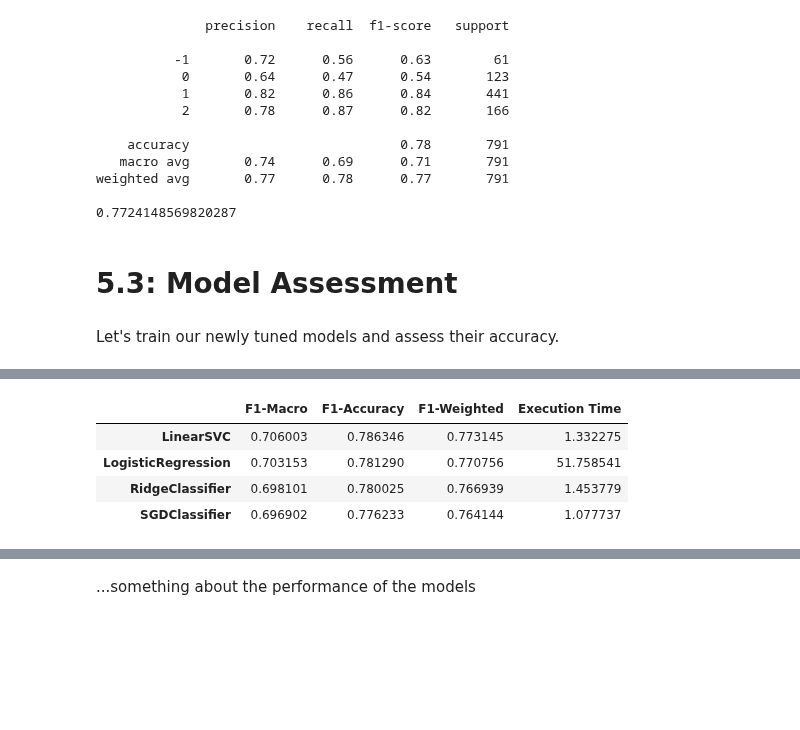
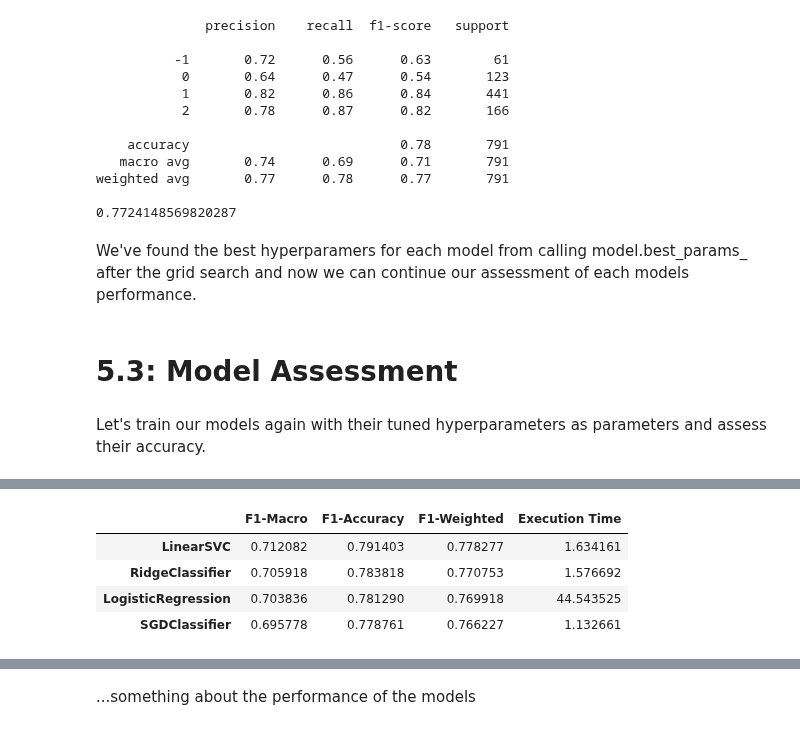
Before and after one commit to Mahlomola-Moses/classification-predict-streamlit-template, a Jupyter notebook: Team_JS_2_Predict.ipynb, the cells around one changed output, grey strips where cells are left out. Saved outputs shown, nothing was run; the diff lists cells and outputs as text; code cells hidden in the pictures; blank space fills up the shorter version.

```diff
--- a/Team_JS_2_Predict.ipynb
+++ b/Team_JS_2_Predict.ipynb
@@ -972,10 +979,12 @@ weighted avg       0.77      0.78      0.77       791
 0.7724148569820287
 # %%
 experiment.end()
+# %% [markdown]
+We've found the best hyperparamers for each model from calling  model.best_params_  after the grid search and now we can continue our assessment of each models performance.
 # %% [markdown]
 # 5.3: Model Assessment
 # %% [markdown]
-Let's train our newly tuned models and assess their accuracy.
+Let's train our models again with their tuned hyperparameters as parameters and assess their accuracy.
 # %%
 X = train['message_clean']
 y = train['sentiment']
@@ -989,7 +998,7 @@ best_classifiers = [
     ]
 # %%
 %%time
-best_performing_df = model_assessment(best_classifiers,X_train, y_train, X_test, y_test)
+best_performing_df = model_assessment(best_classifiers, X_train , X_test , y_train , y_test)
 ordered_best_performing_df = best_performing_df.sort_values('F1-Weighted',ascending=False)
 ordered_best_performing_df
 # %% [output]
@@ -997,6 +1006,6 @@ Wall time: 55.7 s
 |  | F1-Macro | F1-Accuracy | F1-Weighted | Execution Time |
-| LinearSVC | 0.706003 | 0.786346 | 0.773145 | 1.332275 |
-| LogisticRegression | 0.703153 | 0.781290 | 0.770756 | 51.758541 |
-| RidgeClassifier | 0.698101 | 0.780025 | 0.766939 | 1.453779 |
-| SGDClassifier | 0.696902 | 0.776233 | 0.764144 | 1.077737 |
+| LinearSVC | 0.712082 | 0.791403 | 0.778277 | 1.634161 |
+| RidgeClassifier | 0.705918 | 0.783818 | 0.770753 | 1.576692 |
+| LogisticRegression | 0.703836 | 0.781290 | 0.769918 | 44.543525 |
+| SGDClassifier | 0.695778 | 0.778761 | 0.766227 | 1.132661 |
 # %%
```
Also changed, not shown: parts of 26 cells of this notebook.
